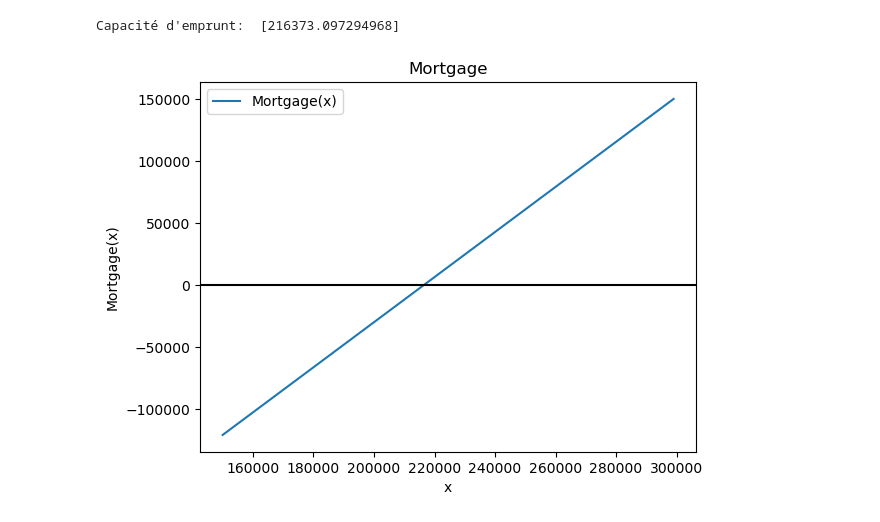
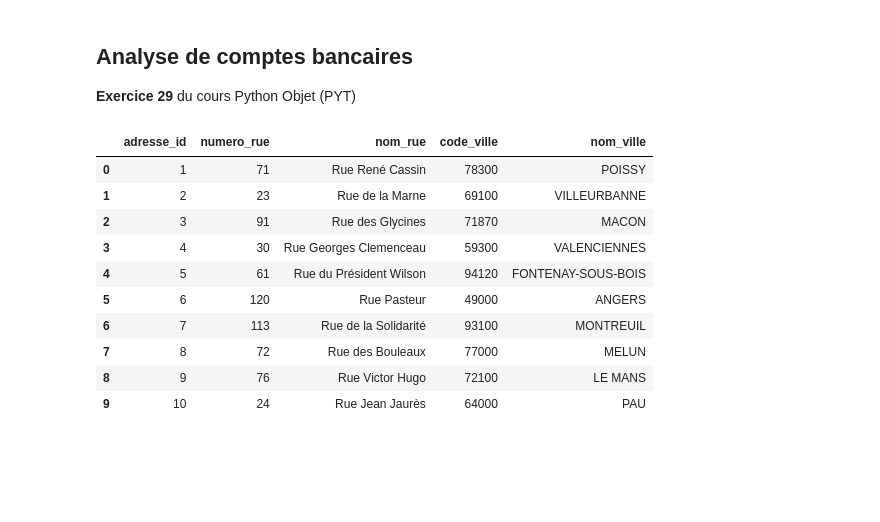
Before and after one commit to ZorroLeVrai/Python.Cours.PYT, a Jupyter notebook: Exercices/Corrections/Notebooks/ex_029.ipynb, the cells around one changed output. Cells and saved outputs as stored; diff of their text form; code cells hidden in the pictures; blank space fills up the shorter version.

Commit message:
Ajout des Notebooks correction des exercices

```diff
--- a/Exercices/Corrections/Notebooks/ex_029.ipynb
+++ b/Exercices/Corrections/Notebooks/ex_029.ipynb
@@ -50,35 +1,34 @@ plt.show()
-# %%
-#recheche de la capacité d'emprunt
-
-nb_mois = 12*20
-taux = 0.03
-remboursement_par_mois = 1200.0
-
-def mortgage_capacity(pret):
-    return calcul_pret_immobilier(pret, taux, remboursement_par_mois, nb_mois)
-
-pret = symbols('pret')
-print("Capacité d'emprunt: ", solve(mortgage_capacity(pret)))
-# %% [output]
-Capacité d'emprunt:  [216373.097294968]
-# %%
-import numpy as np
-import matplotlib.pyplot as plt
-
-# Données
-xvalues = np.arange(150000.0, 300000.0, 1000)
-yvalues = []
-for x in xvalues:
-    yvalues.append(mortgage_capacity(x))
-
-# Tracer la courbe
-plt.plot(xvalues, yvalues, label='Mortgage(x)')
-plt.title('Mortgage')
-plt.xlabel('x')
-plt.ylabel('Mortgage(x)')
-plt.axhline(y=0, color='k')
-
-plt.legend()
-plt.show()
-# %% [output]
-[figure, removed]
+# %% [markdown]
+## Analyse de comptes bancaires
+**Exercice 29** du cours Python Objet (PYT)
+# %%
+#importation des librairies
+import pandas as pd
+import os
+
+#paramètres de l'application
+file_location = "./Data/Comptes_Bancaires"
+
+address_file = os.path.join(file_location, "adresses.csv")
+client_file = os.path.join(file_location, "clients.csv")
+account_file = os.path.join(file_location, "comptes.csv")
+# %%
+# 1. Chargez les fichiers dans les dataframes
+df_adresses = pd.read_csv(address_file)
+df_clients = pd.read_csv(client_file)
+df_comptes = pd.read_csv(account_file)
+# %%
+# 2. Affichez les 10 premières lignes de df_adresses
+df_adresses.head(10)
+# %% [output]
+|  | adresse_id | numero_rue | nom_rue | code_ville | nom_ville |
+| 0 | 1 | 71 | Rue René Cassin | 78300 | POISSY |
+| 1 | 2 | 23 | Rue de la Marne | 69100 | VILLEURBANNE |
+| 2 | 3 | 91 | Rue des Glycines | 71870 | MACON |
+| 3 | 4 | 30 | Rue Georges Clemenceau | 59300 | VALENCIENNES |
+| 4 | 5 | 61 | Rue du Président Wilson | 94120 | FONTENAY-SOUS-BOIS |
+| 5 | 6 | 120 | Rue Pasteur | 49000 | ANGERS |
+| 6 | 7 | 113 | Rue de la Solidarité | 93100 | MONTREUIL |
+| 7 | 8 | 72 | Rue des Bouleaux | 77000 | MELUN |
+| 8 | 9 | 76 | Rue Victor Hugo | 72100 | LE MANS |
+| 9 | 10 | 24 | Rue Jean Jaurès | 64000 | PAU |
```
Also changed, not shown: parts of 14 cells of this notebook, 7 other files.
